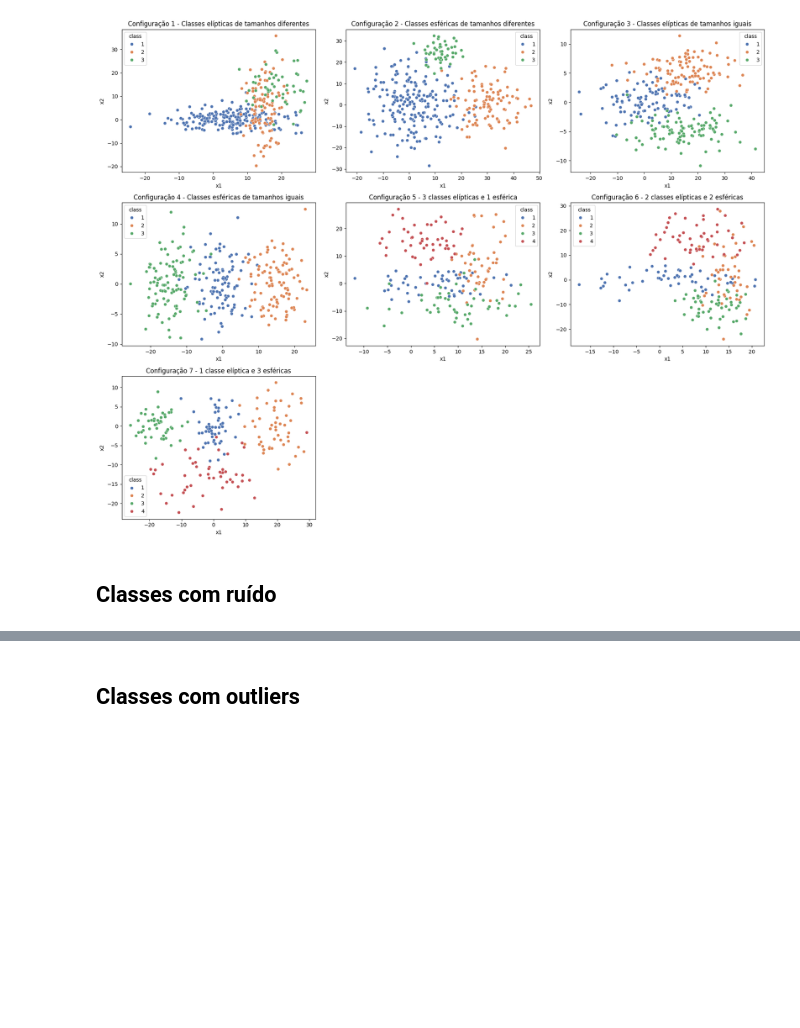
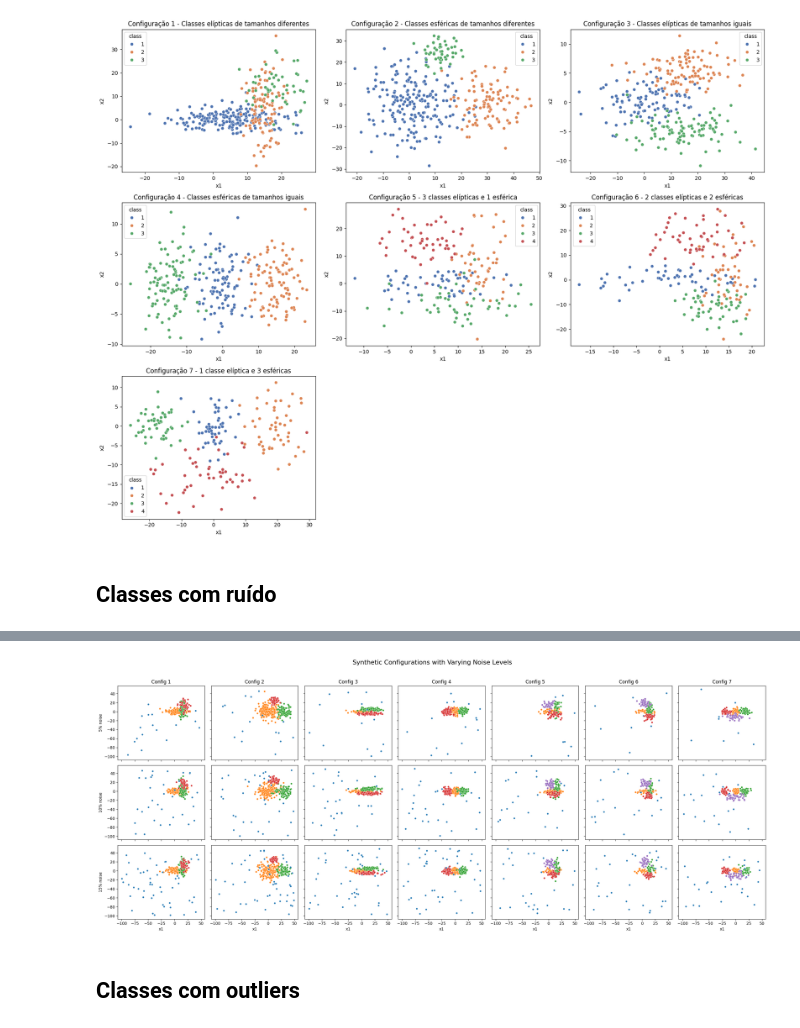
Before and after one commit to thomazcabral/Fuzzy_Clustering, a Jupyter notebook: synthetic_data.ipynb, the cells around one changed output, grey strips where cells are left out. Saved outputs shown, nothing was run; the diff lists cells and outputs as text; code cells hidden in the pictures; blank space fills up the shorter version.

```diff
--- a/synthetic_data.ipynb
+++ b/synthetic_data.ipynb
@@ -175,3 +100,90 @@ plt.show()
+# %%
+# Gerar dados com ruído nas 7 configurações acima
+# Ruído de 5%, 10% e 15% em relação ao total de dados
+# Intervalo de ruído: [-100, 50]
+
+def generate_data(config_params, noise_percent):
+    data_all = []
+    for class_idx, param in enumerate(config_params, start=1):
+        mu = np.array(param['mu'])
+        sigma_diag = np.diag(param['sigma'])
+        n = param['n']
+        n_noise = int(n * noise_percent / 100)
+        n_signal = n - n_noise
+
+        real_data = np.random.multivariate_normal(mu, sigma_diag, n_signal)
+        labels_real = np.full((n_signal,), class_idx)
+
+        noise_data = np.random.uniform(noise_range[0], noise_range[1], size=(n_noise, 2))
+        labels_noise = np.full((n_noise,), 0)
+
+        data = np.vstack([real_data, noise_data])
+        labels = np.concatenate([labels_real, labels_noise])
+
+        df = pd.DataFrame(data, columns=['x1', 'x2'])
+        df['class'] = labels
+        data_all.append(df)
+
+    return pd.concat(data_all, ignore_index=True)
+
+configurations = {
+    1: {'mu': [[5, 0], [15, 5], [18, 14]],
+        'sigma': [[81, 9], [9, 100], [25, 36]],
+        'n': [200, 100, 50]},
+    2: {'mu': [[0, 0], [30, 0], [12, 25]],
+        'sigma': [[100, 100], [49, 49], [16, 16]],
+        'n': [200, 100, 50]},
+    3: {'mu': [[0, 0], [15, 5], [15, -5]],
+        'sigma': [[100, 4], [100, 4], [100, 4]],
+        'n': [100, 100, 100]},
+    4: {'mu': [[0, 0], [15, 0], [-15, 0]],
+        'sigma': [[16, 16], [16, 16], [16, 16]],
+        'n': [100, 100, 100]},
+    5: {'mu': [[5, 0], [15, 5], [10, -7], [3, 15]],
+        'sigma': [[81, 9], [9, 100], [49, 16], [25, 25]],
+        'n': [50, 50, 50, 50]},
+    6: {'mu': [[5, 0], [15, 5], [12, -12], [7, 17]],
+        'sigma': [[81, 9], [9, 100], [16, 16], [25, 25]],
+        'n': [50, 50, 50, 50]},
+    7: {'mu': [[0, 0], [18, 0], [-18, 0], [0, -12]],
+        'sigma': [[12, 12], [20, 20], [16, 16], [81, 20]],
+        'n': [50, 50, 50, 50]},
+}
+
+noise_range = (-100, 50)
+
+noise_levels = [5, 10, 15]
+
+fig, axes = plt.subplots(len(noise_levels), len(configurations), figsize=(24, 10), sharex=True, sharey=True)
+
+all_datasets = {}  # Key: (config_id, noise_level), Value: DataFrame
+
+for row_idx, noise in enumerate(noise_levels):
+    for col_idx, config_id in enumerate(sorted(configurations.keys())):
+        config = configurations[config_id]
+        config_params = [{'mu': mu, 'sigma': sigma, 'n': n}
+                         for mu, sigma, n in zip(config['mu'], config['sigma'], config['n'])]
+
+        df = generate_data(config_params, noise)
+
+        # Store the data
+        all_datasets[(config_id, noise)] = df
+
+        # Plotting as before
+        ax = axes[row_idx, col_idx]
+        sns.scatterplot(data=df, x='x1', y='x2', hue='class', palette='tab10', ax=ax, s=20, legend=False)
+
+        if row_idx == 0:
+            ax.set_title(f'Config {config_id}')
+        if col_idx == 0:
+            ax.set_ylabel(f'{noise}% noise')
+
+
+plt.suptitle('Synthetic Configurations with Varying Noise Levels', fontsize=16)
+plt.tight_layout(rect=[0, 0, 1, 0.96])
+plt.show()
+# %% [output]
+[figure, added]
 # %% [markdown]
 ## Classes com outliers
 # %%
```
Also changed, not shown: parts of 1 cell of this notebook.
